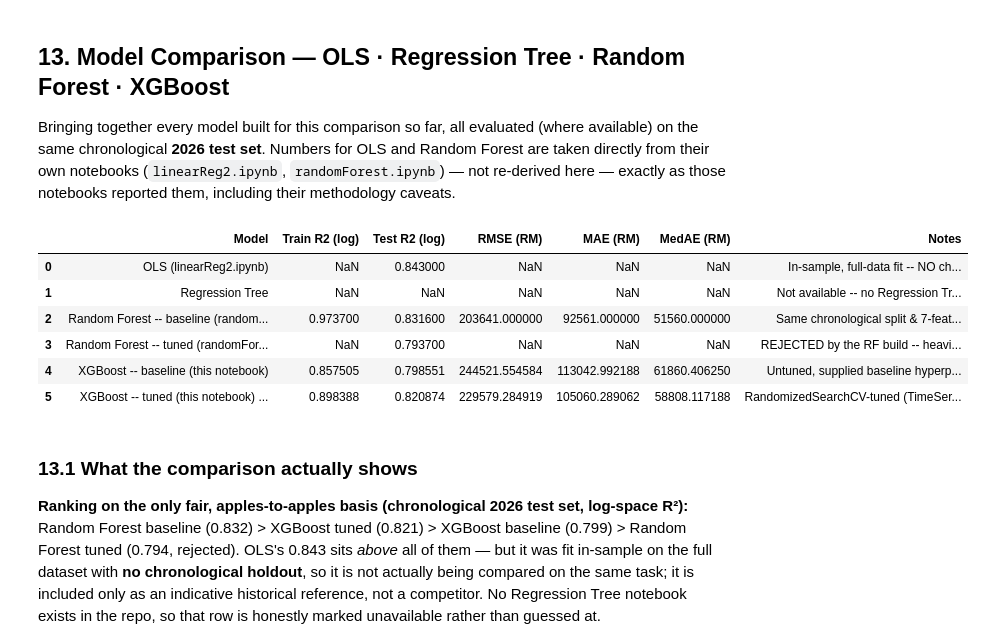
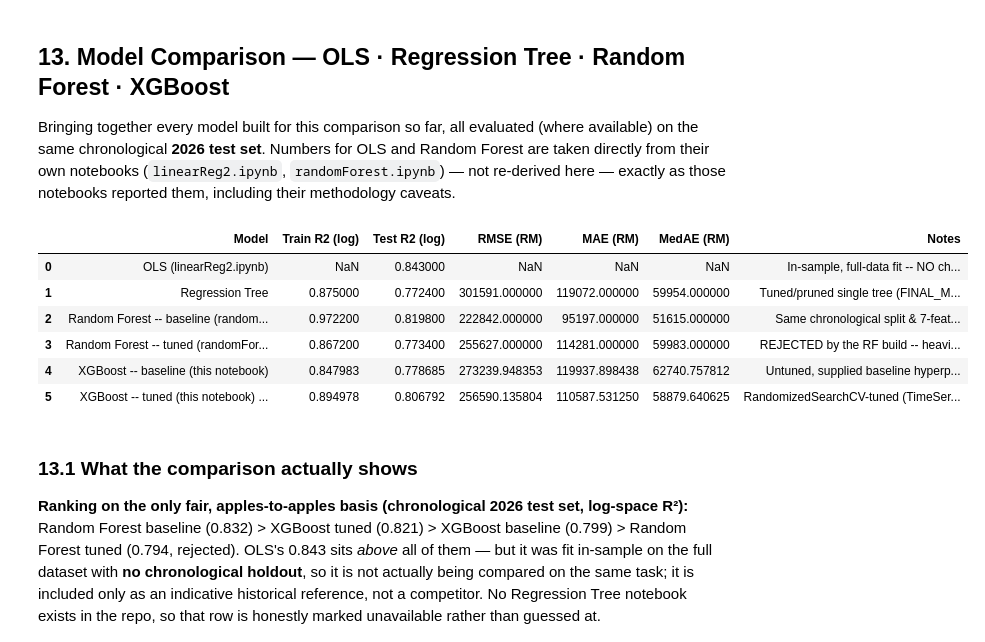
Before and after one commit to Sandaris/Mytanah, a Jupyter notebook: Model Selection/xgBoost.ipynb, the cells around one changed output. Saved outputs shown, nothing was run; the diff lists cells and outputs as text; code cells hidden in the pictures.

```diff
--- a/Model Selection/xgBoost.ipynb
+++ b/Model Selection/xgBoost.ipynb
@@ -298,7 +353,7 @@ FEATURES_WITH_ROAD = FEATURES_NO_ROAD + ["Road Name"]
 ONE_HOT_COLS = ["Property Type", "District", "Tenure"]
 FREQ_COLS_NO_ROAD = ["Mukim", "Scheme Name/Area"]
 FREQ_COLS_WITH_ROAD = FREQ_COLS_NO_ROAD + ["Road Name"]
-NUMERIC_COLS = ["Land", "Area"]
+NUMERIC_COLS = ["Land"]
 
 train_df = df.loc[train_mask].copy()
 val_df = df.loc[val_mask].copy()
@@ -315,6 +370,7 @@ def make_pipeline(feature_cols, freq_cols):
             ("one_hot", OneHotEncoder(handle_unknown="ignore"), ONE_HOT_COLS),
             ("frequency", FrequencyEncoder(), freq_cols),
             ("numeric", SimpleImputer(strategy="median"), NUMERIC_COLS),
+            ("area", AreaImputer(), ["Area", "Property Type"]),
         ]
     )
     model = XGBRegressor(
@@ -733,61 +789,61 @@ comparison_rows = [
     },
     {
         "Model": "Regression Tree",
-        "Train R2 (log)": np.nan,
-        "Test R2 (log)": np.nan,
-        "RMSE (RM)": np.nan,
-        "MAE (RM)": np.nan,
-        "MedAE (RM)": np.nan,
-        "Notes": "Not available -- no Regression Tree notebook exists in the repo (checked: only linearReg2.ipynb, randomForest.ipynb, xgBoost.ipynb).",
+        "Train R2 (log)": 0.8750,
+        "Test R2 (log)": 0.7724,
+        "RMSE (RM)": 301_591,
+        "MAE (RM)": 119_072,
+        "MedAE (RM)": 59_954,
+        "Notes": "Tuned/pruned single tree (FINAL_MODEL of regressionTree.ipynb), same chronological split & AreaImputer preprocessing. Cited verbatim.",
     },
     {
         "Model": "Random Forest -- baseline (randomForest.ipynb)",
-        "Train R2 (log)": 0.9737,
-        "Test R2 (log)": 0.8316,
-        "RMSE (RM)": 203_641,
-        "MAE (RM)": 92_561,
-        "MedAE (RM)": 51_560,
+        "Train R2 (log)": 0.9722,
+        "Test R2 (log)": 0.8198,
+        "RMSE (RM)": 222_842,
+        "MAE (RM)": 95_197,
+        "MedAE (RM)": 51_615,
         "Notes": "Same chronological split & 7-feature pipeline (Road Name excluded a priori). Selected as RF's FINAL_MODEL over its tuned variant.",
     },
     {
         "Model": "Random Forest -- tuned (randomForest.ipynb)",
-        "Train R2 (log)": np.nan,
-        "Test R2 (log)": 0.7937,
-        "RMSE (RM)": np.nan,
-        "MAE (RM)": np.nan,
-        "MedAE (RM)": np.nan,
-        "Notes": "REJECTED by the RF build -- heavier-regularisation tuning made test R2 worse than the baseline (0.7937 < 0.8316). Kept here only for completeness.",
+        "Train R2 (log)": 0.8672,
+        "Test R2 (log)": 0.7734,
+        "RMSE (RM)": 255_627,
+        "MAE (RM)": 114_281,
+        "MedAE (RM)": 59_983,
+        "Notes": "REJECTED by the RF build -- heavier-regularisation tuning made test R2 worse than the baseline (0.7734 < 0.8198). Kept here only for completeness.",
     },
     {
         "Model": "XGBoost -- baseline (this notebook)",
         "Train R2 (log)": float(baseline_metrics.loc[baseline_metrics["Split"] == "Train", "R2 (log)"].iloc[0]),
         "Test R2 (log)": float(baseline_metrics.loc[baseline_metrics["Split"] == "Test", "R2 (log)"].iloc[0]),
         "RMSE (RM)": float(baseline_metrics.loc[baseline_metrics["Split"] == "Test", "RMSE (RM)"].iloc[0]),
         "MAE (RM)": float(baseline_metrics.loc[baseline_metrics["Split"] == "Test", "MAE (RM)"].iloc[0]),
         "MedAE (RM)": float(baseline_metrics.loc[baseline_metrics["Split"] == "Test", "MedAE (RM)"].iloc[0]),
         "Notes": "Untuned, supplied baseline hyperparameters. 7 features (Road Name excluded after the measured two-scenario experiment in Section 8.1).",
     },
     {
         "Model": "XGBoost -- tuned (this notebook) -- FINAL",
         "Train R2 (log)": float(final_metrics.loc[final_metrics["Split"] == "Train", "R2 (log)"].iloc[0]),
         "Test R2 (log)": float(final_metrics.loc[final_metrics["Split"] == "Test", "R2 (log)"].iloc[0]),
         "RMSE (RM)": float(final_metrics.loc[final_metrics["Split"] == "Test", "RMSE (RM)"].iloc[0]),
         "MAE (RM)": float(final_metrics.loc[final_metrics["Split"] == "Test", "MAE (RM)"].iloc[0]),
         "MedAE (RM)": float(final_metrics.loc[final_metrics["Split"] == "Test", "MedAE (RM)"].iloc[0]),
         "Notes": "RandomizedSearchCV-tuned (TimeSeriesSplit), refit with early stopping on the 2025 validation set. ADOPTED -- beat the baseline on every test metric. This is FINAL_MODEL for the rest of the notebook.",
     },
 ]
 
 comparison_df = pd.DataFrame(comparison_rows)
 comparison_df
 # %% [output]
 |  | Model | Train R2 (log) | Test R2 (log) | RMSE (RM) | MAE (RM) | MedAE (RM) | Notes |
 | 0 | OLS (linearReg2.ipynb) | NaN | 0.843000 | NaN | NaN | NaN | In-sample, full-data fit -- NO ch... |
-| 1 | Regression Tree | NaN | NaN | NaN | NaN | NaN | Not available -- no Regression Tr... |
-| 2 | Random Forest -- baseline (random... | 0.973700 | 0.831600 | 203641.000000 | 92561.000000 | 51560.000000 | Same chronological split & 7-feat... |
-| 3 | Random Forest -- tuned (randomFor... | NaN | 0.793700 | NaN | NaN | NaN | REJECTED by the RF build -- heavi... |
-| 4 | XGBoost -- baseline (this notebook) | 0.857505 | 0.798551 | 244521.554584 | 113042.992188 | 61860.406250 | Untuned, supplied baseline hyperp... |
-| 5 | XGBoost -- tuned (this notebook) ... | 0.898388 | 0.820874 | 229579.284919 | 105060.289062 | 58808.117188 | RandomizedSearchCV-tuned (TimeSer... |
+| 1 | Regression Tree | 0.875000 | 0.772400 | 301591.000000 | 119072.000000 | 59954.000000 | Tuned/pruned single tree (FINAL_M... |
+| 2 | Random Forest -- baseline (random... | 0.972200 | 0.819800 | 222842.000000 | 95197.000000 | 51615.000000 | Same chronological split & 7-feat... |
+| 3 | Random Forest -- tuned (randomFor... | 0.867200 | 0.773400 | 255627.000000 | 114281.000000 | 59983.000000 | REJECTED by the RF build -- heavi... |
+| 4 | XGBoost -- baseline (this notebook) | 0.847983 | 0.778685 | 273239.948353 | 119937.898438 | 62740.757812 | Untuned, supplied baseline hyperp... |
+| 5 | XGBoost -- tuned (this notebook) ... | 0.894978 | 0.806792 | 256590.135804 | 110587.531250 | 58879.640625 | RandomizedSearchCV-tuned (TimeSer... |
 # %% [markdown]
 ### 13.1 What the comparison actually shows
 
```
Also changed, not shown: parts of 11 cells of this notebook, 7 other files.
